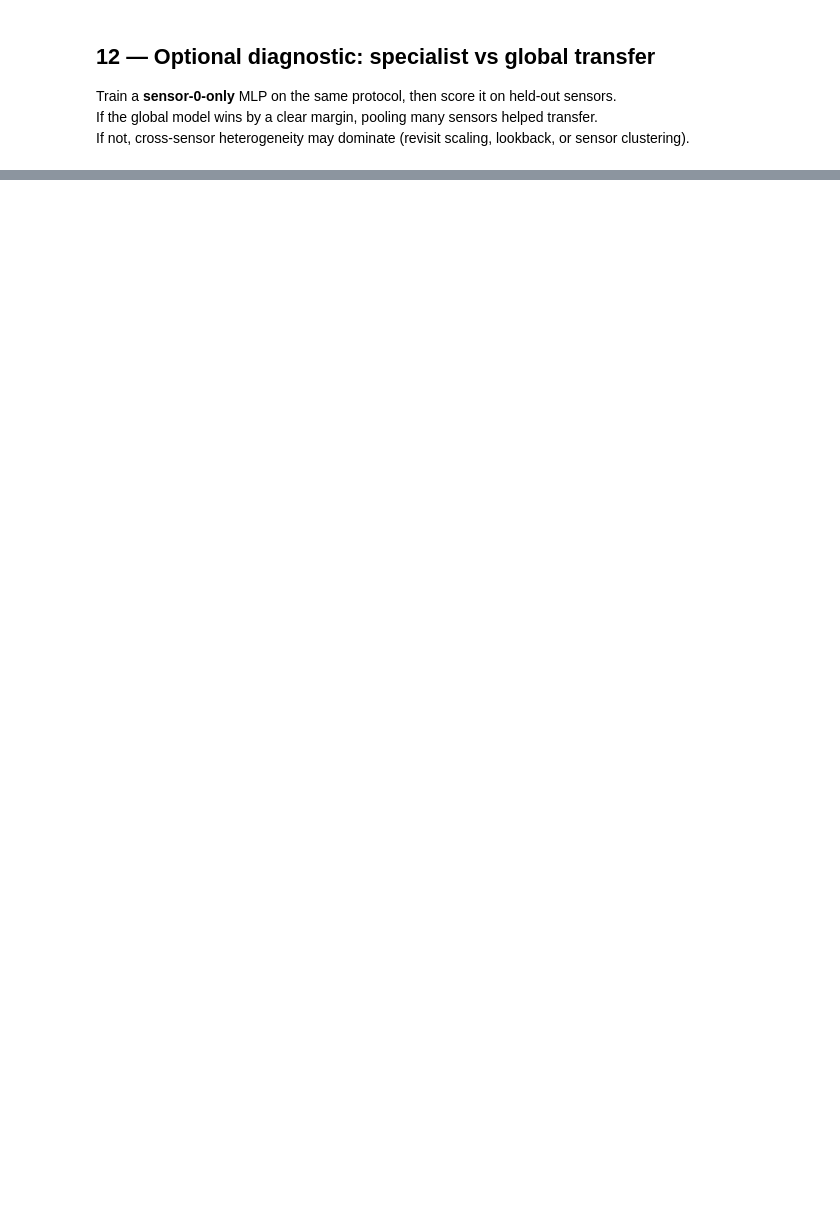
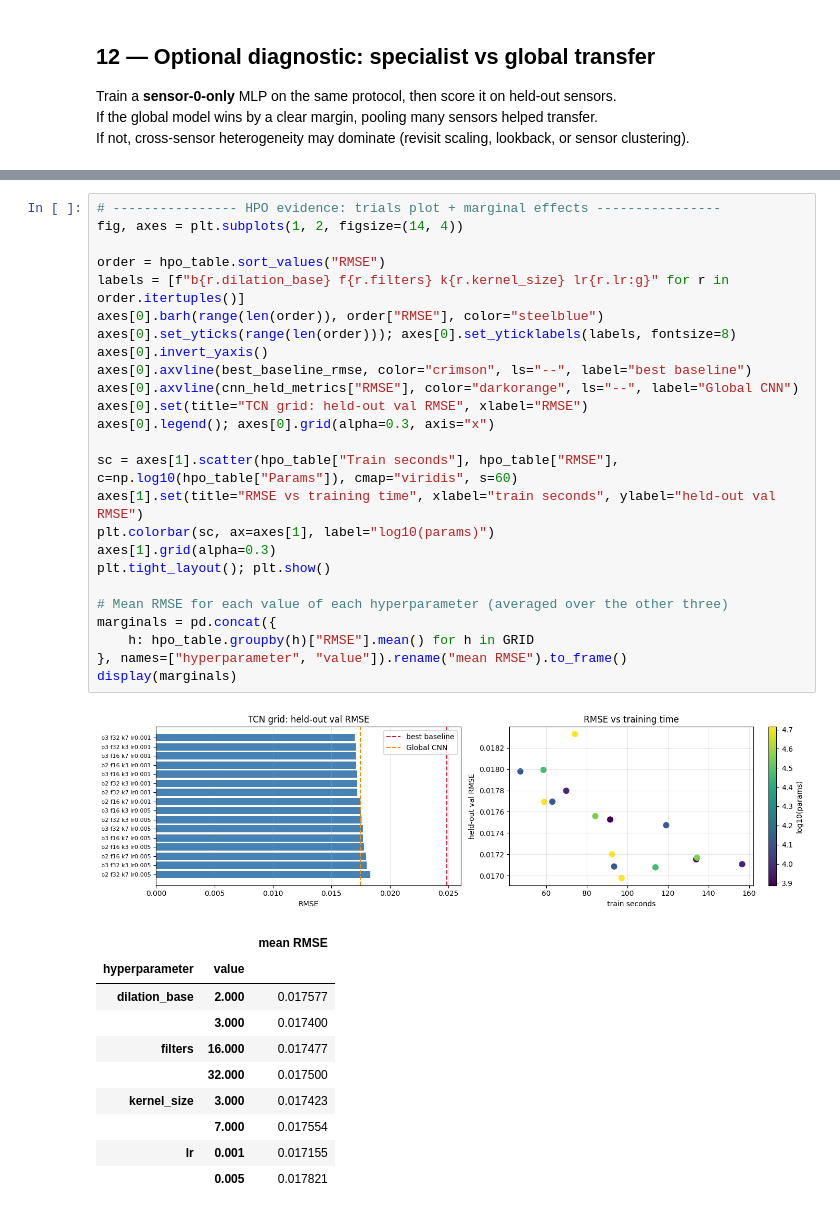
Before and after one commit to Matthew-Linders/AISE_4010_Group_Project, a Jupyter notebook: AISE4010_Project_Group02.ipynb, the cells around one changed output, grey strips where cells are left out. Cells and saved outputs as stored; diff of their text form; blank space fills up the shorter version.

```diff
--- a/AISE4010_Project_Group02.ipynb
+++ b/AISE4010_Project_Group02.ipynb
@@ -839,0 +1063,37 @@ NameError: name 'usable' is not defined
+# %%
+# ---------------- HPO evidence: trials plot + marginal effects ----------------
+fig, axes = plt.subplots(1, 2, figsize=(14, 4))
+
+order = hpo_table.sort_values("RMSE")
+labels = [f"b{r.dilation_base} f{r.filters} k{r.kernel_size} lr{r.lr:g}" for r in order.itertuples()]
+axes[0].barh(range(len(order)), order["RMSE"], color="steelblue")
+axes[0].set_yticks(range(len(order))); axes[0].set_yticklabels(labels, fontsize=8)
+axes[0].invert_yaxis()
+axes[0].axvline(best_baseline_rmse, color="crimson", ls="--", label="best baseline")
+axes[0].axvline(cnn_held_metrics["RMSE"], color="darkorange", ls="--", label="Global CNN")
+axes[0].set(title="TCN grid: held-out val RMSE", xlabel="RMSE")
+axes[0].legend(); axes[0].grid(alpha=0.3, axis="x")
+
+sc = axes[1].scatter(hpo_table["Train seconds"], hpo_table["RMSE"], c=np.log10(hpo_table["Params"]), cmap="viridis", s=60)
+axes[1].set(title="RMSE vs training time", xlabel="train seconds", ylabel="held-out val RMSE")
+plt.colorbar(sc, ax=axes[1], label="log10(params)")
+axes[1].grid(alpha=0.3)
+plt.tight_layout(); plt.show()
+
+# Mean RMSE for each value of each hyperparameter (averaged over the other three)
+marginals = pd.concat({
+    h: hpo_table.groupby(h)["RMSE"].mean() for h in GRID
+}, names=["hyperparameter", "value"]).rename("mean RMSE").to_frame()
+display(marginals)
+# %% [output]
+[figure, added]
+|  |  | mean RMSE |
+| hyperparameter | value |  |
+| dilation_base | 2.000 | 0.017577 |
+|  | 3.000 | 0.017400 |
+| filters | 16.000 | 0.017477 |
+|  | 32.000 | 0.017500 |
+| kernel_size | 3.000 | 0.017423 |
+|  | 7.000 | 0.017554 |
+| lr | 0.001 | 0.017155 |
+|  | 0.005 | 0.017821 |
```
Also changed, not shown: parts of 17 cells of this notebook.
